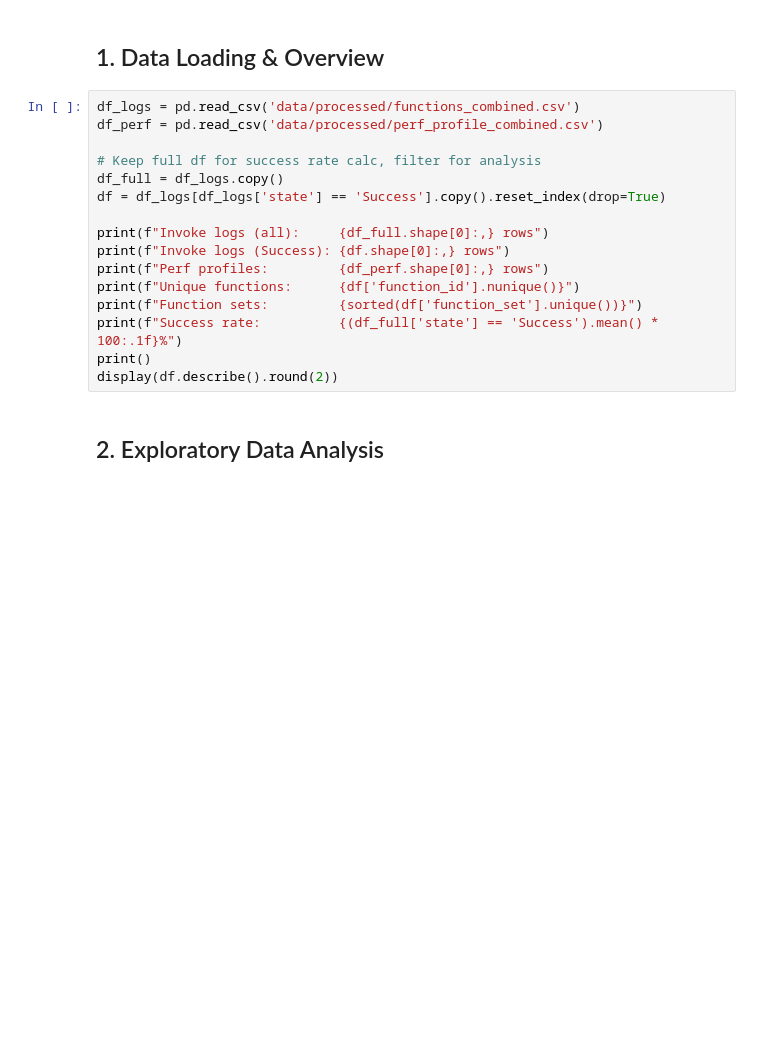
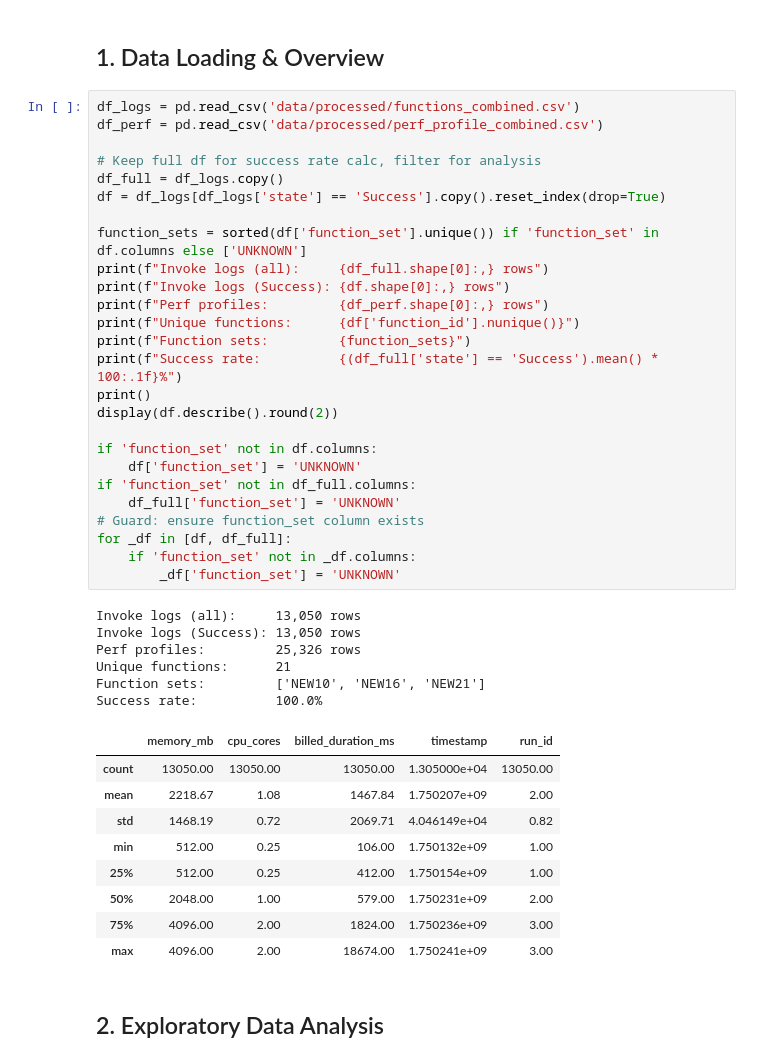
Before and after one commit to tahaglbz/Alibaba-Serverless-Analysis, a Jupyter notebook: analysis.ipynb, the cells around one changed output. Saved outputs shown, nothing was run; the diff lists cells and outputs as text; blank space fills up the shorter version.

```diff
--- a/analysis.ipynb
+++ b/analysis.ipynb
@@ -37,19 +52,45 @@ print(f'All imports successful.')
 # %%
 df_logs = pd.read_csv('data/processed/functions_combined.csv')
 df_perf = pd.read_csv('data/processed/perf_profile_combined.csv')
 
 # Keep full df for success rate calc, filter for analysis
 df_full = df_logs.copy()
 df = df_logs[df_logs['state'] == 'Success'].copy().reset_index(drop=True)
 
+function_sets = sorted(df['function_set'].unique()) if 'function_set' in df.columns else ['UNKNOWN']
 print(f"Invoke logs (all):     {df_full.shape[0]:,} rows")
 print(f"Invoke logs (Success): {df.shape[0]:,} rows")
 print(f"Perf profiles:         {df_perf.shape[0]:,} rows")
 print(f"Unique functions:      {df['function_id'].nunique()}")
-print(f"Function sets:         {sorted(df['function_set'].unique())}")
+print(f"Function sets:         {function_sets}")
 print(f"Success rate:          {(df_full['state'] == 'Success').mean() * 100:.1f}%")
 print()
 display(df.describe().round(2))
+
+if 'function_set' not in df.columns:
+    df['function_set'] = 'UNKNOWN'
+if 'function_set' not in df_full.columns:
+    df_full['function_set'] = 'UNKNOWN'
+# Guard: ensure function_set column exists
+for _df in [df, df_full]:
+    if 'function_set' not in _df.columns:
+        _df['function_set'] = 'UNKNOWN'
+# %% [output]
+Invoke logs (all):     13,050 rows
+Invoke logs (Success): 13,050 rows
+Perf profiles:         25,326 rows
+Unique functions:      21
+Function sets:         ['NEW10', 'NEW16', 'NEW21']
+Success rate:          100.0%
+|  | memory_mb | cpu_cores | billed_duration_ms | timestamp | run_id |
+| count | 13050.00 | 13050.00 | 13050.00 | 1.305000e+04 | 13050.00 |
+| mean | 2218.67 | 1.08 | 1467.84 | 1.750207e+09 | 2.00 |
+| std | 1468.19 | 0.72 | 2069.71 | 4.046149e+04 | 0.82 |
+| min | 512.00 | 0.25 | 106.00 | 1.750132e+09 | 1.00 |
+| 25% | 512.00 | 0.25 | 412.00 | 1.750154e+09 | 1.00 |
+| 50% | 2048.00 | 1.00 | 579.00 | 1.750231e+09 | 2.00 |
+| 75% | 4096.00 | 2.00 | 1824.00 | 1.750236e+09 | 3.00 |
+| max | 4096.00 | 2.00 | 18674.00 | 1.750241e+09 | 3.00 |
 # %% [markdown]
 ## 2. Exploratory Data Analysis
 # %%
```
Also changed, not shown: parts of 13 cells of this notebook.
